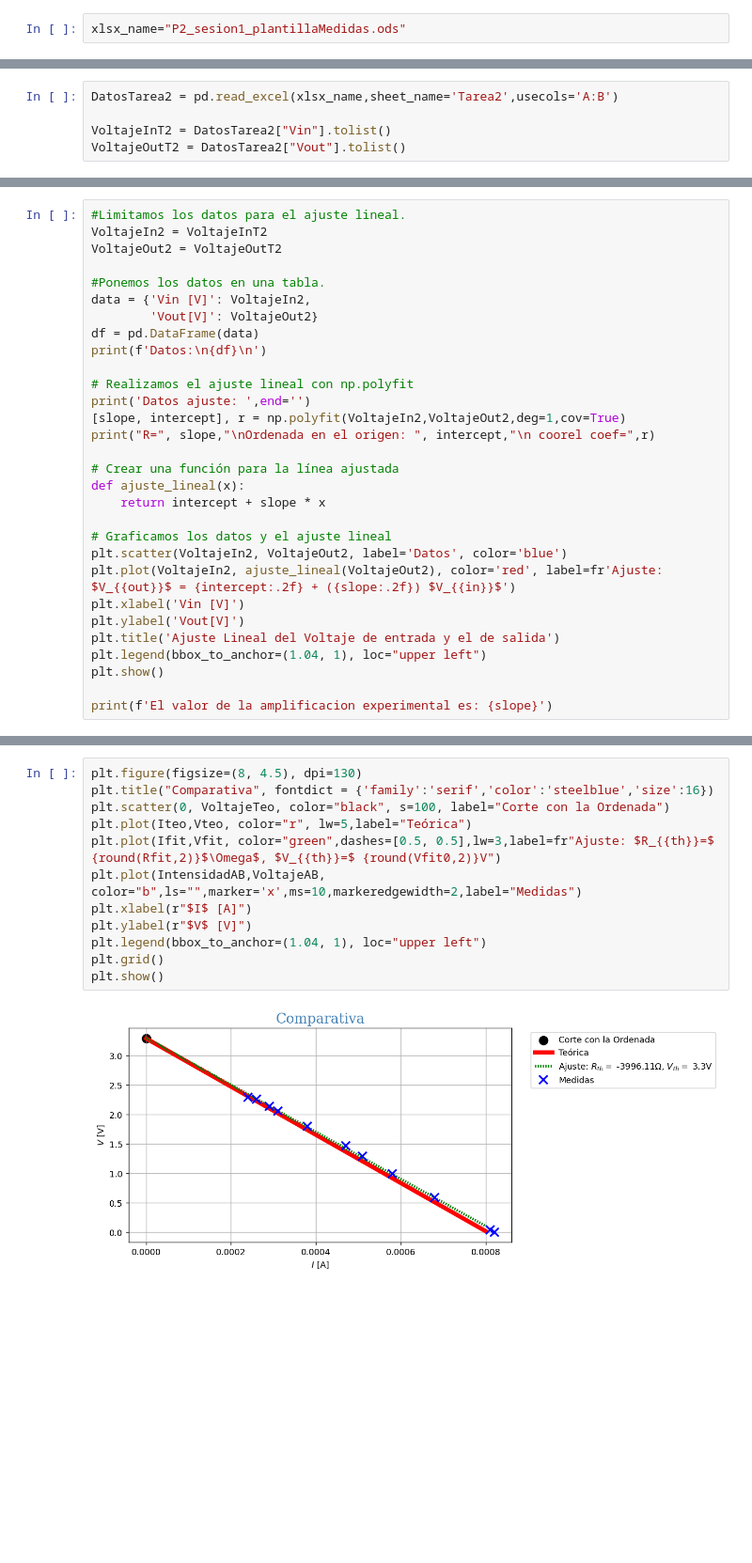
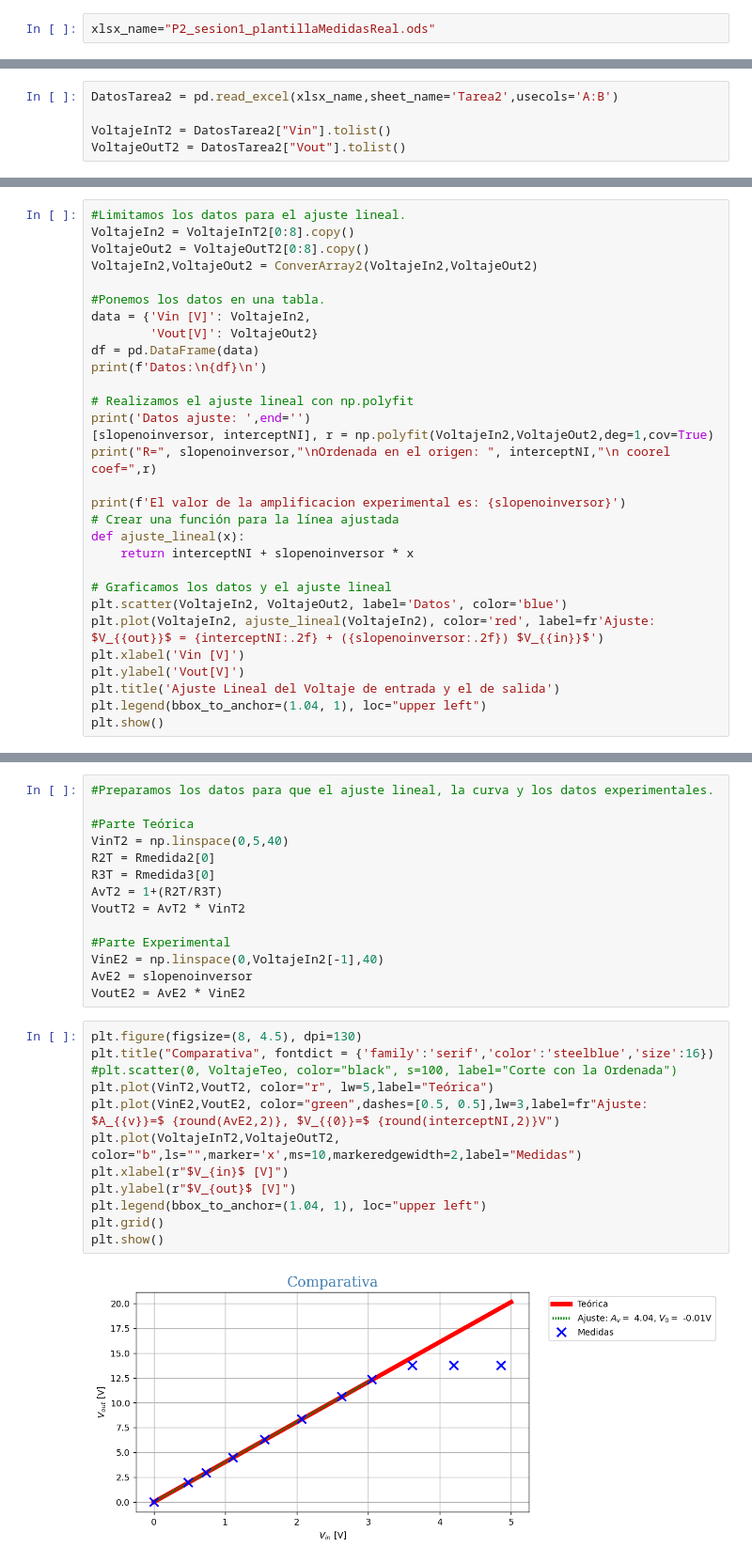
Before and after one commit to WetZap/Practicas-Circuitos, a Jupyter notebook: Practicas/Sesion 2/SegundaSesion.ipynb, the cells around one changed output, grey strips where cells are left out. Shown at 94% size. Cells and saved outputs as stored; diff of their text form; blank space fills up the shorter version.

```diff
--- a/Practicas/Sesion 2/SegundaSesion.ipynb
+++ b/Practicas/Sesion 2/SegundaSesion.ipynb
@@ -17,7 +17,7 @@ import numpy as np
 from matplotlib import pyplot as plt
 from scipy.optimize import curve_fit
 # %%
-xlsx_name="P2_sesion1_plantillaMedidas.ods"
+xlsx_name="P2_sesion1_plantillaMedidasReal.ods"
 # %%
 def ConverArray3 (lista,lista2,lista3):
     return np.array(lista), np.array(lista2),np.array(lista3)
@@ -176,7 +184,8 @@ VoltajeOutT2 = DatosTarea2["Vout"].tolist()
 # %%
 #Limitamos los datos para el ajuste lineal.
-VoltajeIn2 = VoltajeInT2
-VoltajeOut2 = VoltajeOutT2
+VoltajeIn2 = VoltajeInT2[0:8].copy()
+VoltajeOut2 = VoltajeOutT2[0:8].copy()
+VoltajeIn2,VoltajeOut2 = ConverArray2(VoltajeIn2,VoltajeOut2)
 
 #Ponemos los datos en una tabla.
 data = {'Vin [V]': VoltajeIn2,
@@ -186,22 +195,21 @@ print(f'Datos:\n{df}\n')
 
 # Realizamos el ajuste lineal con np.polyfit
 print('Datos ajuste: ',end='')
-[slope, intercept], r = np.polyfit(VoltajeIn2,VoltajeOut2,deg=1,cov=True)
-print("R=", slope,"\nOrdenada en el origen: ", intercept,"\n coorel coef=",r)
+[slopenoinversor, interceptNI], r = np.polyfit(VoltajeIn2,VoltajeOut2,deg=1,cov=True)
+print("R=", slopenoinversor,"\nOrdenada en el origen: ", interceptNI,"\n coorel coef=",r)
 
+print(f'El valor de la amplificacion experimental es: {slopenoinversor}')
 # Crear una función para la línea ajustada
 def ajuste_lineal(x):
-    return intercept + slope * x
+    return interceptNI + slopenoinversor * x
 
 # Graficamos los datos y el ajuste lineal
 plt.scatter(VoltajeIn2, VoltajeOut2, label='Datos', color='blue')
-plt.plot(VoltajeIn2, ajuste_lineal(VoltajeOut2), color='red', label=fr'Ajuste: $V_{{out}}$ = {intercept:.2f} + ({slope:.2f}) $V_{{in}}$')
+plt.plot(VoltajeIn2, ajuste_lineal(VoltajeIn2), color='red', label=fr'Ajuste: $V_{{out}}$ = {interceptNI:.2f} + ({slopenoinversor:.2f}) $V_{{in}}$')
 plt.xlabel('Vin [V]')
 plt.ylabel('Vout[V]')
 plt.title('Ajuste Lineal del Voltaje de entrada y el de salida')
 plt.legend(bbox_to_anchor=(1.04, 1), loc="upper left")
 plt.show()
-
-print(f'El valor de la amplificacion experimental es: {slope}')
 # %% [output]
 Datos:
@@ -301,14 +237,28 @@ Vteo=VoltajeTeo-Iteo*Rteo
+# %%
+#Preparamos los datos para que el ajuste lineal, la curva y los datos experimentales.
+
+#Parte Teórica
+VinT2 = np.linspace(0,5,40)
+R2T = Rmedida2[0]
+R3T = Rmedida3[0]
+AvT2 = 1+(R2T/R3T)
+VoutT2 = AvT2 * VinT2
+
+#Parte Experimental
+VinE2 = np.linspace(0,VoltajeIn2[-1],40)
+AvE2 = slopenoinversor
+VoutE2 = AvE2 * VinE2
 # %%
 plt.figure(figsize=(8, 4.5), dpi=130)
 plt.title("Comparativa", fontdict = {'family':'serif','color':'steelblue','size':16})
-plt.scatter(0, VoltajeTeo, color="black", s=100, label="Corte con la Ordenada")
-plt.plot(Iteo,Vteo, color="r", lw=5,label="Teórica")
-plt.plot(Ifit,Vfit, color="green",dashes=[0.5, 0.5],lw=3,label=fr"Ajuste: $R_{{th}}=$ {round(Rfit,2)}$\Omega$, $V_{{th}}=$ {round(Vfit0,2)}V")
-plt.plot(IntensidadAB,VoltajeAB, color="b",ls="",marker='x',ms=10,markeredgewidth=2,label="Medidas")
-plt.xlabel(r"$I$ [A]")
-plt.ylabel(r"$V$ [V]")
+#plt.scatter(0, VoltajeTeo, color="black", s=100, label="Corte con la Ordenada")
+plt.plot(VinT2,VoutT2, color="r", lw=5,label="Teórica")
+plt.plot(VinE2,VoutE2, color="green",dashes=[0.5, 0.5],lw=3,label=fr"Ajuste: $A_{{v}}=$ {round(AvE2,2)}, $V_{{0}}=$ {round(interceptNI,2)}V")
+plt.plot(VoltajeInT2,VoltajeOutT2, color="b",ls="",marker='x',ms=10,markeredgewidth=2,label="Medidas")
+plt.xlabel(r"$V_{in}$ [V]")
+plt.ylabel(r"$V_{out}$ [V]")
 plt.legend(bbox_to_anchor=(1.04, 1), loc="upper left")
 plt.grid()
 plt.show()
 # %% [output]
-[figure, old version]
+[figure, new version]
```
Also changed, not shown: parts of 18 cells of this notebook, 3 other files.
